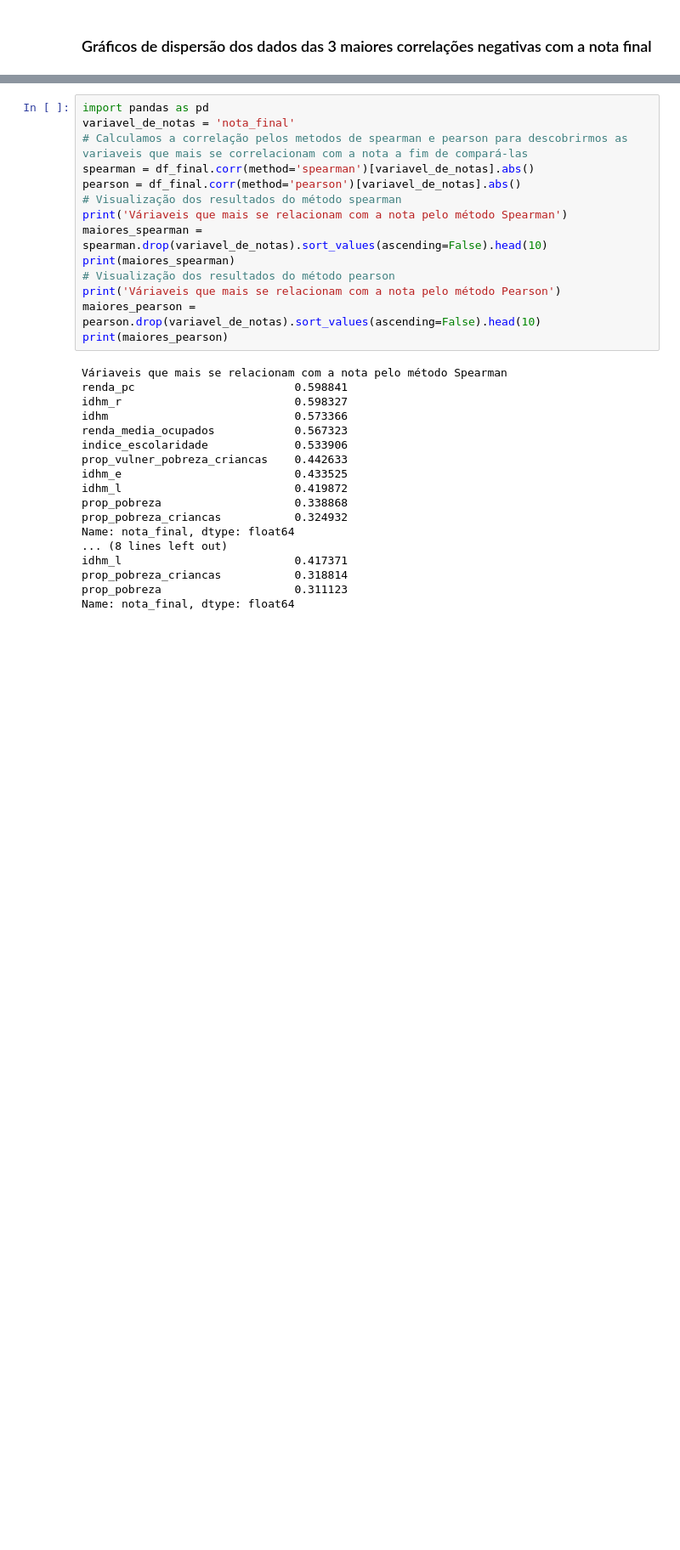
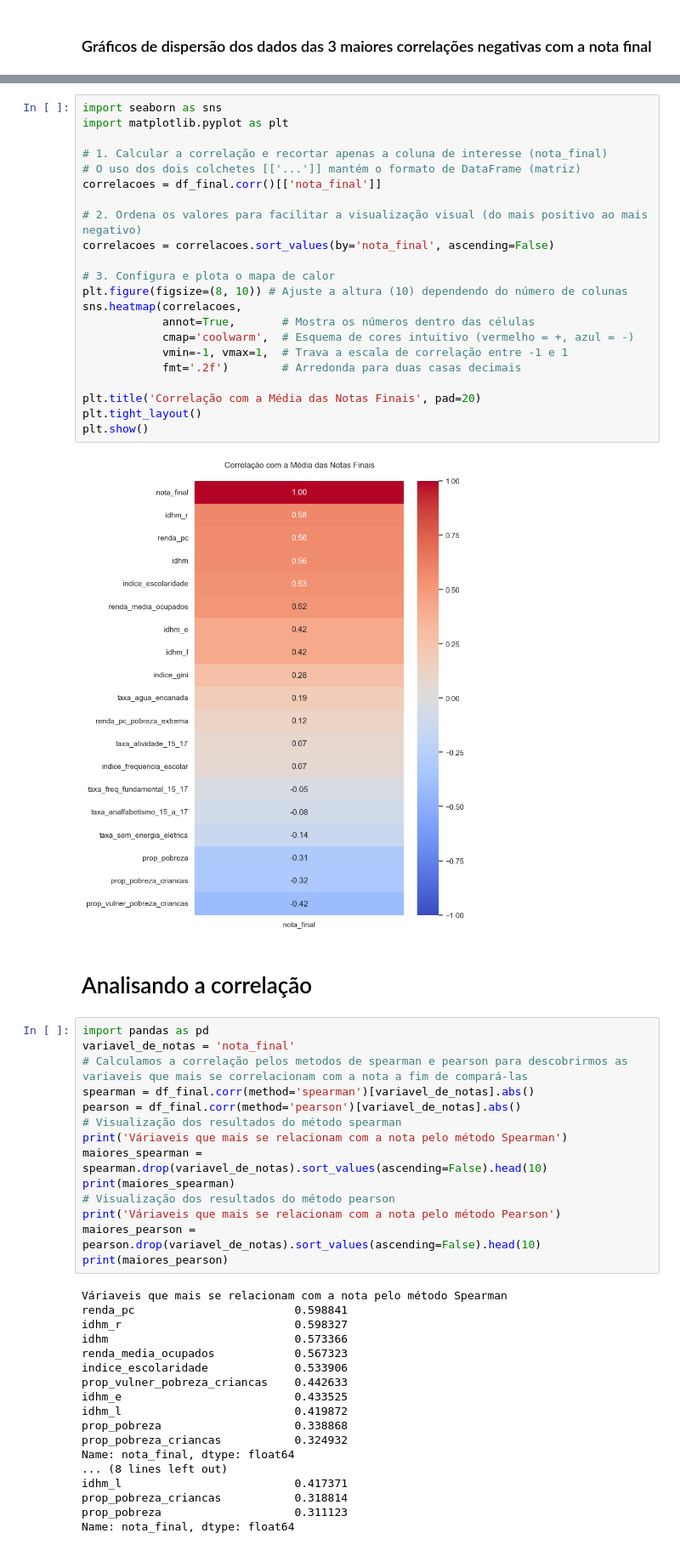
Before and after one commit to lsterra/trabalho_final_metodos_2026, a Jupyter notebook: analise_enem_sp_infraestrutura.ipynb, the cells around one changed output, grey strips where cells are left out. Shown at 85% size. Cells and saved outputs as stored; diff of their text form; blank space fills up the shorter version.

```diff
--- a/analise_enem_sp_infraestrutura.ipynb
+++ b/analise_enem_sp_infraestrutura.ipynb
@@ -798,3 +658,29 @@ plt.show()
+# %%
+import seaborn as sns
+import matplotlib.pyplot as plt
+
+# 1. Calcular a correlação e recortar apenas a coluna de interesse (nota_final)
+# O uso dos dois colchetes [['...']] mantém o formato de DataFrame (matriz)
+correlacoes = df_final.corr()[['nota_final']]
+
+# 2. Ordena os valores para facilitar a visualização visual (do mais positivo ao mais negativo)
+correlacoes = correlacoes.sort_values(by='nota_final', ascending=False)
+
+# 3. Configura e plota o mapa de calor
+plt.figure(figsize=(8, 10)) # Ajuste a altura (10) dependendo do número de colunas
+sns.heatmap(correlacoes,
+            annot=True,       # Mostra os números dentro das células
+            cmap='coolwarm',  # Esquema de cores intuitivo (vermelho = +, azul = -)
+            vmin=-1, vmax=1,  # Trava a escala de correlação entre -1 e 1
+            fmt='.2f')        # Arredonda para duas casas decimais
+
+plt.title('Correlação com a Média das Notas Finais', pad=20)
+plt.tight_layout()
+plt.show()
+# %% [output]
+[figure, added]
+# %% [markdown]
+# Analisando a correlação
 # %%
 import pandas as pd
 variavel_de_notas = 'nota_final'
```
Also changed, not shown: parts of 47 cells of this notebook.
